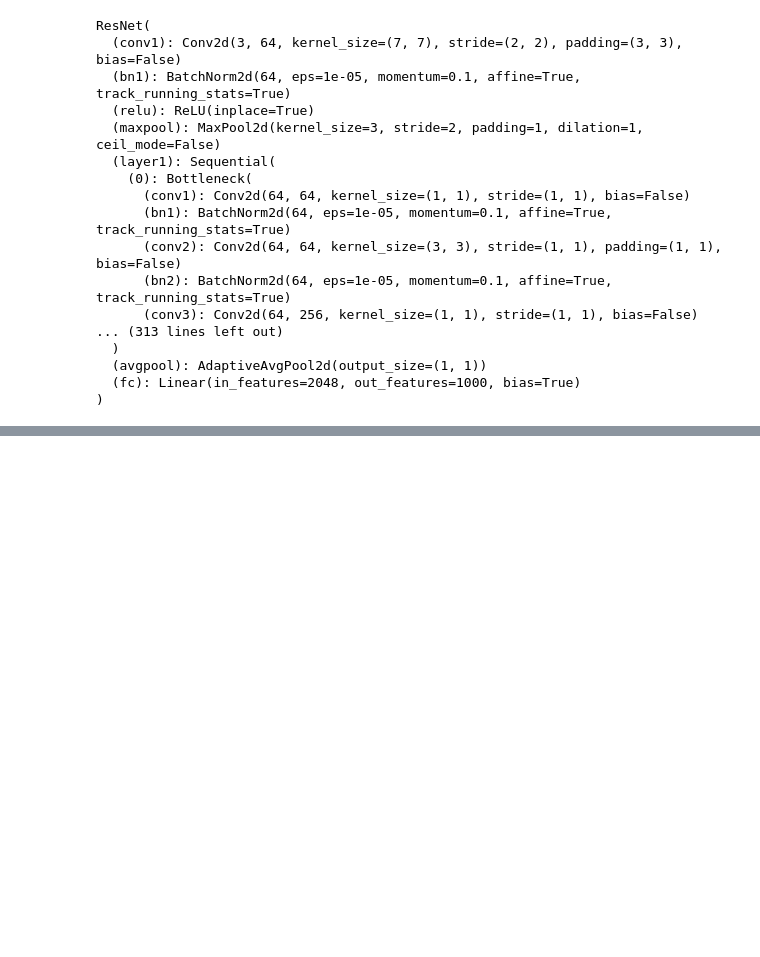
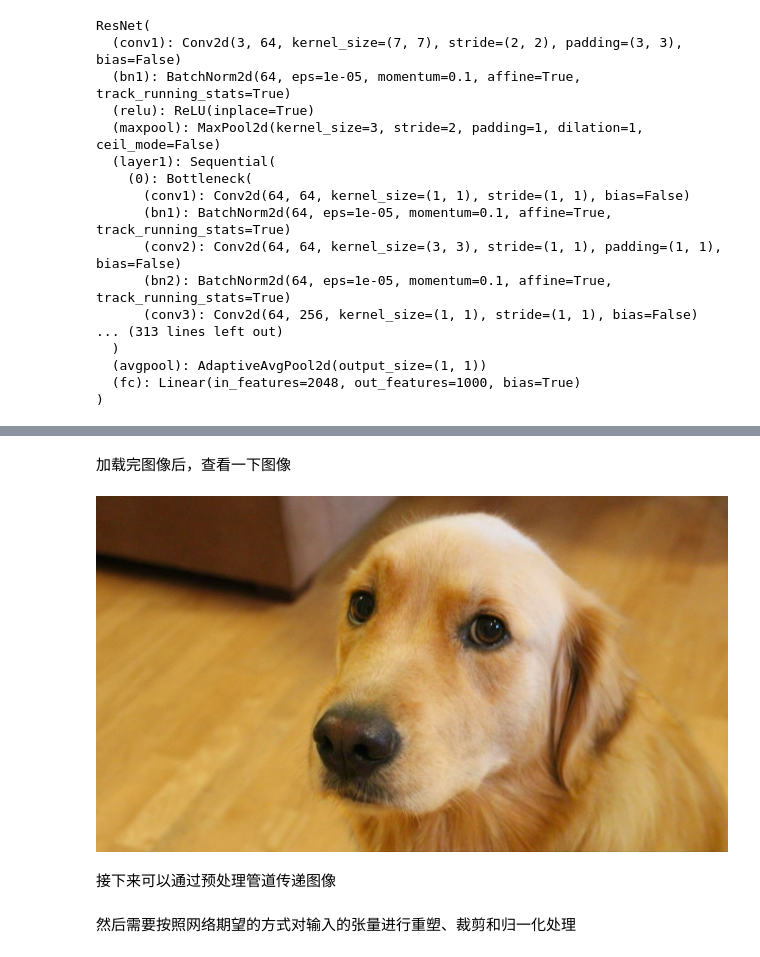
Before and after one commit to xiaowang7777/ai_study, a Jupyter notebook: step_1.ipynb, the cells around one changed output, grey strips where cells are left out. Cells and saved outputs as stored; diff of their text form; code cells hidden in the pictures; blank space fills up the shorter version.

```diff
--- a/step_1.ipynb
+++ b/step_1.ipynb
@@ -68,0 +93,11 @@ ResNet(
+# %%
+from PIL import Image
+image = Image.open("./data/p1ch2/bobby.jpg")
+# %% [markdown]
+加载完图像后，查看一下图像
+# %%
+image
+# %% [output]
+[figure, added]
+# %% [markdown]
+接下来可以通过预处理管道传递图像
@@ -68,0 +106,2 @@ ResNet(
+# %% [markdown]
+然后需要按照网络期望的方式对输入的张量进行重塑、裁剪和归一化处理
```
Also changed, not shown: parts of 17 cells of this notebook, 2 other files.
